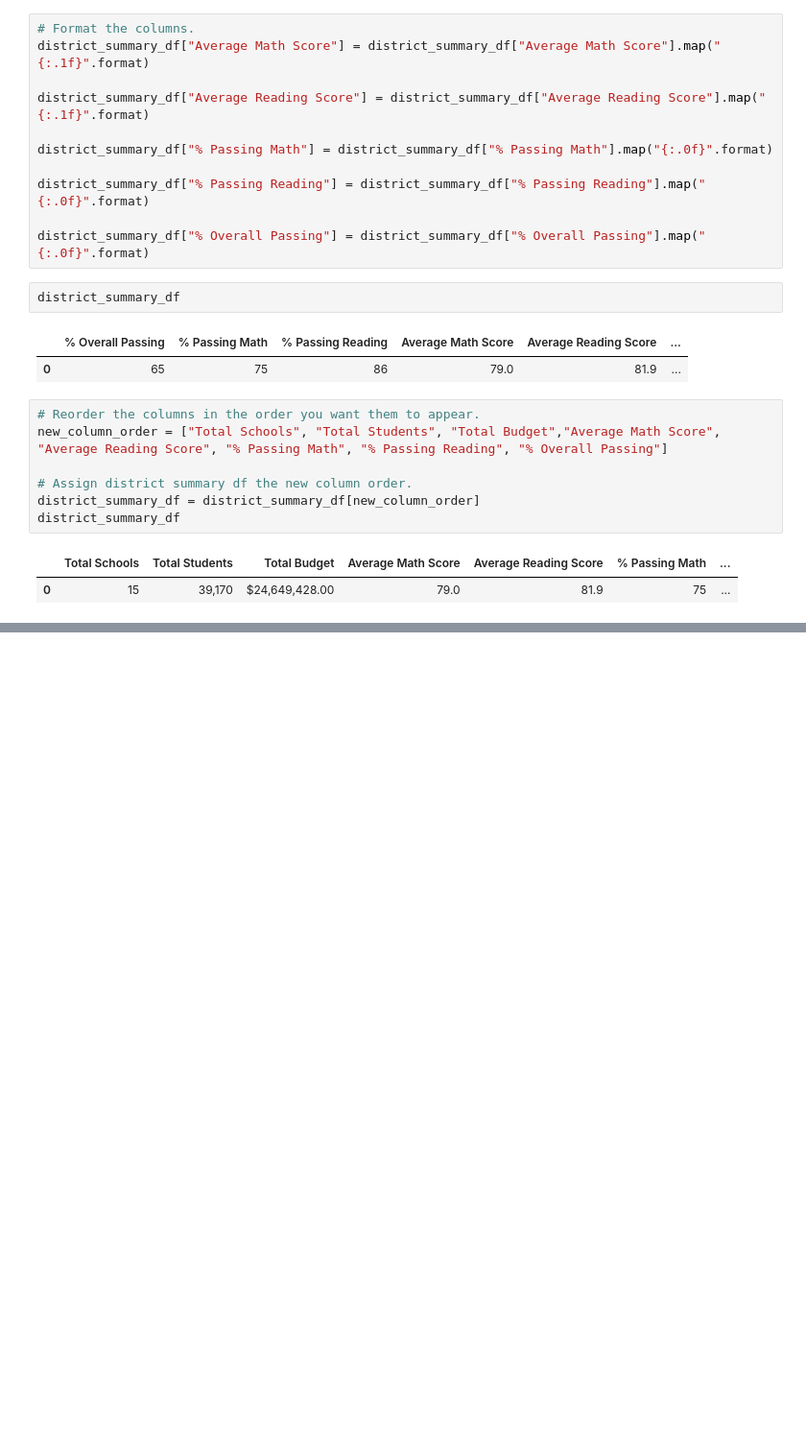
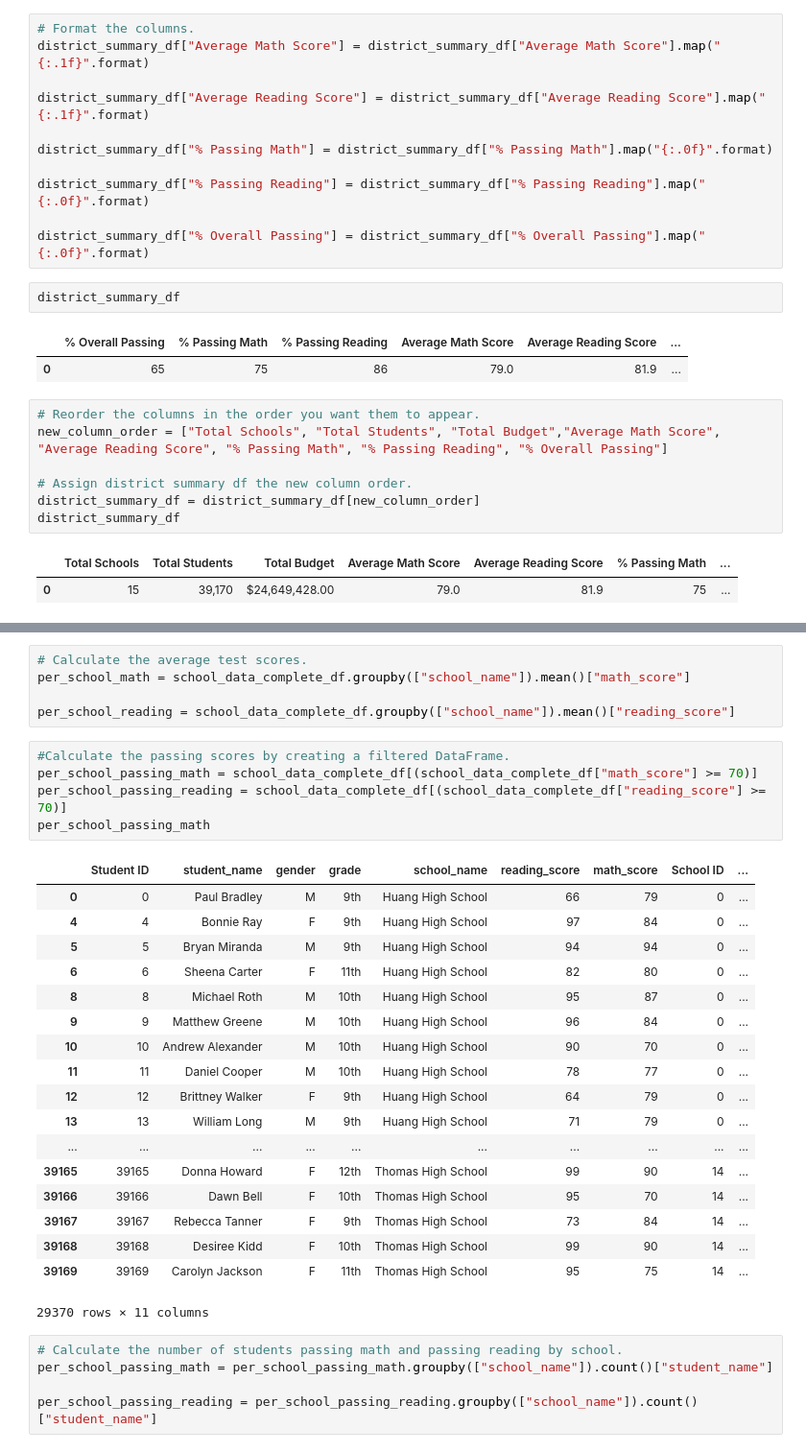
Before and after one commit to abir0205/School_District_Analysis, a Jupyter notebook: PyCitySchools.ipynb, the cells around one changed output, grey strips where cells are left out. Shown at 96% size. Cells and saved outputs as stored; diff of their text form; blank space fills up the shorter version.

```diff
--- a/PyCitySchools.ipynb
+++ b/PyCitySchools.ipynb
@@ -440,0 +636,34 @@ district_summary_df
+# %%
+# Calculate the average test scores.
+per_school_math = school_data_complete_df.groupby(["school_name"]).mean()["math_score"]
+
+per_school_reading = school_data_complete_df.groupby(["school_name"]).mean()["reading_score"]
+# %%
+#Calculate the passing scores by creating a filtered DataFrame.
+per_school_passing_math = school_data_complete_df[(school_data_complete_df["math_score"] >= 70)]
+per_school_passing_reading = school_data_complete_df[(school_data_complete_df["reading_score"] >= 70)]
+per_school_passing_math
+# %% [output]
+|  | Student ID | student_name | gender | grade | school_name | reading_score | math_score | School ID | ... |
+| 0 | 0 | Paul Bradley | M | 9th | Huang High School | 66 | 79 | 0 | ... |
+| 4 | 4 | Bonnie Ray | F | 9th | Huang High School | 97 | 84 | 0 | ... |
+| 5 | 5 | Bryan Miranda | M | 9th | Huang High School | 94 | 94 | 0 | ... |
+| 6 | 6 | Sheena Carter | F | 11th | Huang High School | 82 | 80 | 0 | ... |
+| 8 | 8 | Michael Roth | M | 10th | Huang High School | 95 | 87 | 0 | ... |
+| 9 | 9 | Matthew Greene | M | 10th | Huang High School | 96 | 84 | 0 | ... |
+| 10 | 10 | Andrew Alexander | M | 10th | Huang High School | 90 | 70 | 0 | ... |
+| 11 | 11 | Daniel Cooper | M | 10th | Huang High School | 78 | 77 | 0 | ... |
+| 12 | 12 | Brittney Walker | F | 9th | Huang High School | 64 | 79 | 0 | ... |
+| 13 | 13 | William Long | M | 9th | Huang High School | 71 | 79 | 0 | ... |
+| ... | ... | ... | ... | ... | ... | ... | ... | ... | ... |
+| 39165 | 39165 | Donna Howard | F | 12th | Thomas High School | 99 | 90 | 14 | ... |
+| 39166 | 39166 | Dawn Bell | F | 10th | Thomas High School | 95 | 70 | 14 | ... |
+| 39167 | 39167 | Rebecca Tanner | F | 9th | Thomas High School | 73 | 84 | 14 | ... |
+| 39168 | 39168 | Desiree Kidd | F | 10th | Thomas High School | 99 | 90 | 14 | ... |
+| 39169 | 39169 | Carolyn Jackson | F | 11th | Thomas High School | 95 | 75 | 14 | ... |
+29370 rows × 11 columns
+# %%
+# Calculate the number of students passing math and passing reading by school.
+per_school_passing_math = per_school_passing_math.groupby(["school_name"]).count()["student_name"]
+
+per_school_passing_reading = per_school_passing_reading.groupby(["school_name"]).count()["student_name"]
```
Also changed, not shown: parts of 17 cells of this notebook.
